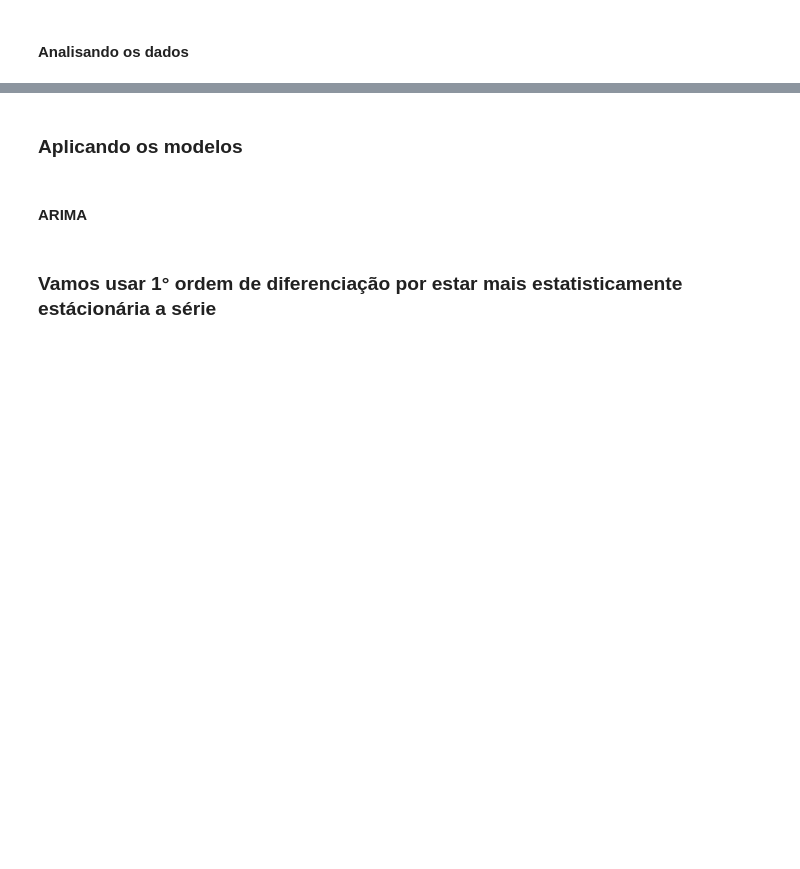
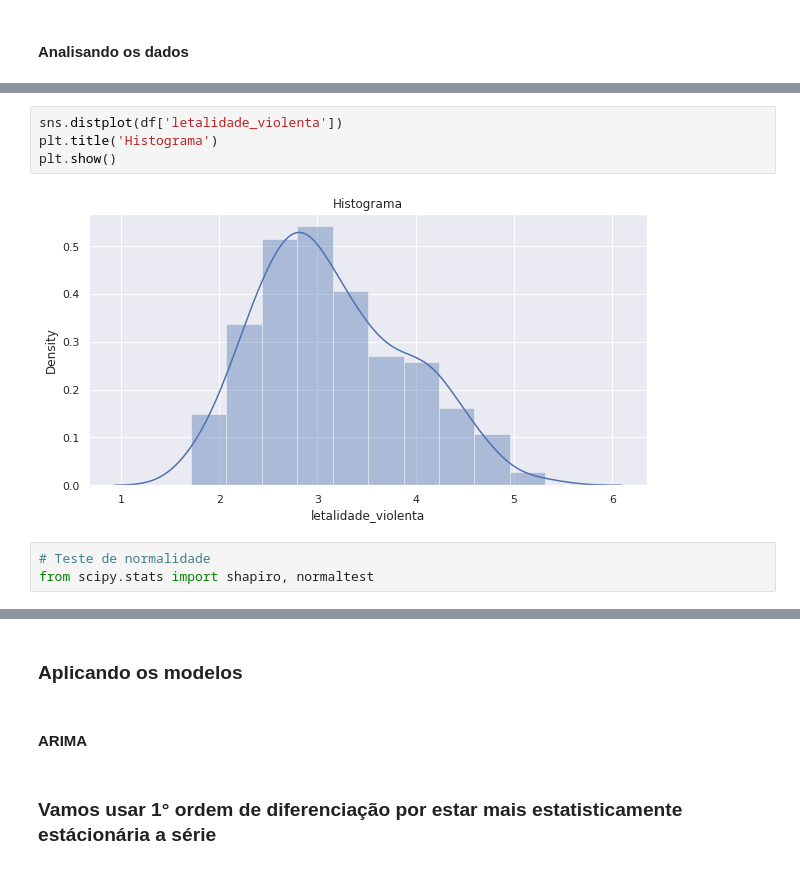
Before and after one commit to danielarruda1000/machine_learn_previsao_letalidade_rj, a Jupyter notebook: TCC.ipynb, the cells around one changed output, grey strips where cells are left out. Drawn from its saved outputs; the diff is of its cells as text; blank space fills up the shorter version.

```diff
--- a/TCC.ipynb
+++ b/TCC.ipynb
@@ -74,0 +101,9 @@ plot_acf(df['letalidade_violenta'],lags=30)
+# %%
+sns.distplot(df['letalidade_violenta'])
+plt.title('Histograma')
+plt.show()
+# %% [output]
+[figure, added]
+# %%
+# Teste de normalidade
+from scipy.stats import shapiro, normaltest
```
Also changed, not shown: parts of 40 cells of this notebook.
